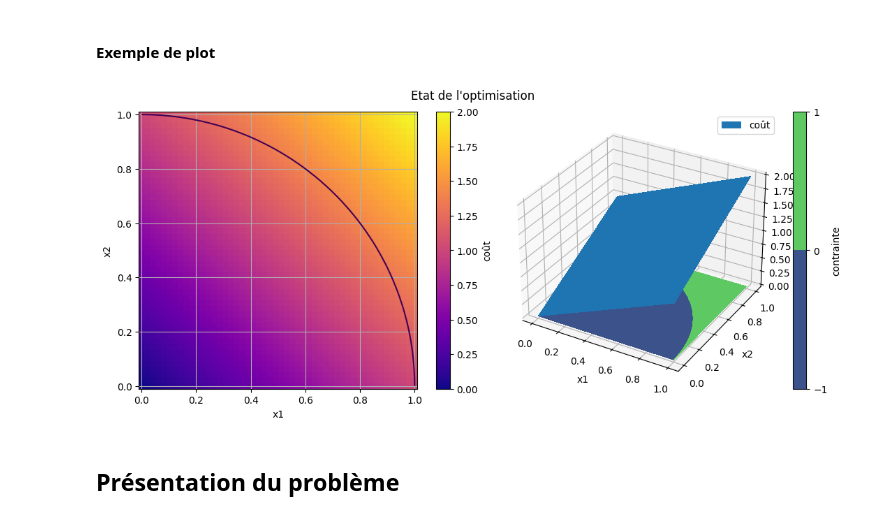
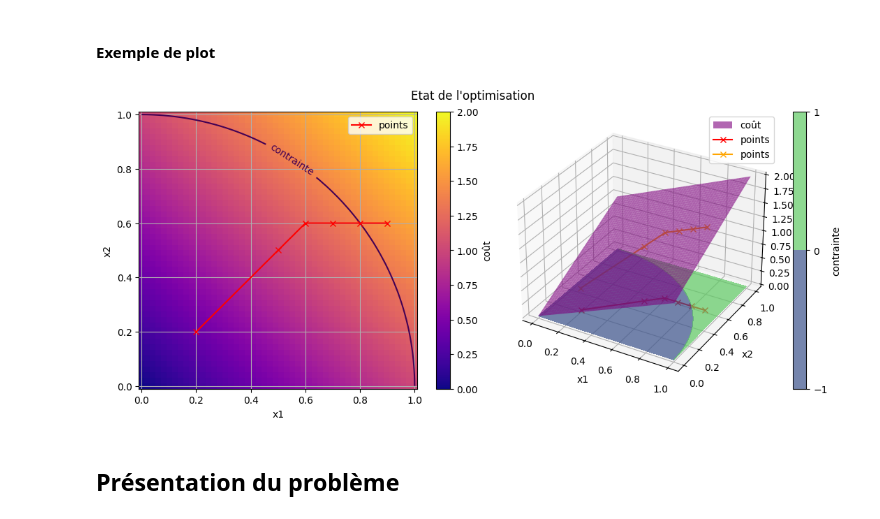
Before and after one commit to lattes314/Jupyter, a Jupyter notebook: optimManon.ipynb, the cells around one changed output. Saved outputs shown, nothing was run; the diff lists cells and outputs as text; code cells hidden in the pictures.

Commit message:
Amélioration des couleurs et mise en place formats arrays.

```diff
--- a/optimManon.ipynb
+++ b/optimManon.ipynb
@@ -11,12 +11,13 @@ from collections.abc import Callable
 from mpl_toolkits.mplot3d import axes3d
 
 #Custom type hints
-Vector = npt.NDArray[np.float64]
-Matrix = npt.NDArray[np.float64]
+Vector = npt.NDArray[np.float64] # Column vector (n,1)
+VectorArray = npt.NDArray[np.float64] # Array (n,N)
+Matrix = npt.NDArray[np.float64] # Array (n,n)
 # %% [markdown]
 ## Custom plot 3D
 # %%
-def comparaison3DPlot(function_to_plot: Callable[[Vector],float], domain: list[Matrix], function_constrain: Callable[[Vector],float]=None, points: list[Vector]=None):
+def comparaison3DPlot(function_to_plot: Callable[[VectorArray],float], domain: list[Matrix], function_constrain: Callable[[VectorArray],float]=None, points: VectorArray=None):
     """
     Affichage comparatif (3D et projeté dans le plan) d'une fonction avec affichage de la contrainte et de points si besoin.
 
@@ -31,23 +32,30 @@ def comparaison3DPlot(function_to_plot: Callable[[Vector],float], domain: list[M
     ax3D = fig.add_subplot(1, 2, 2, projection='3d')
     ax2D = fig.add_subplot(1, 2, 1)
     X, Y = domain
+
     # coût
     Zcout = np.zeros(X.shape)
     miniCout, maxiCout = [0,0]
-
     for indx in range(Zcout.shape[0]):
         for indy in range(Zcout.shape[1]):
-            Zcout[indx,indy] = function_to_plot(np.array([X[indx,indy], Y[indx,indy]]))
-    surfCout = ax3D.plot_surface(X, Y, Zcout, rstride=1, cstride=1, linewidth=0, antialiased=False, label="coût")
-    flatCout = ax2D.pcolormesh(X, Y, Zcout, cmap="plasma", label="coût")
+            Zcout[indx,indy] = function_to_plot(np.array([[X[indx,indy]], [Y[indx,indy]]]))
+    surfCout = ax3D.plot_surface(X, Y, Zcout, rstride=1, cstride=1, linewidth=0, antialiased=True, color="purple", alpha=0.6, label="coût")
+    flatCout = ax2D.pcolormesh(X, Y, Zcout, cmap="plasma")
+
     # contrainte
     if not(function_constrain is None):
         Zcont = np.zeros(X.shape)
         for indx in range(Zcont.shape[0]):
             for indy in range(Zcont.shape[1]):
-                Zcont[indx,indy] = function_constrain(np.array([X[indx,indy], Y[indx,indy]]))
+                Zcont[indx,indy] = function_constrain(np.array([[X[indx,indy]], [Y[indx,indy]]]))
         flatCont = ax2D.contour(X,Y,Zcont,levels=[0.])
-        contour3DCont = ax3D.contourf(X,Y,Zcont,levels=[np.min(Zcont),0.,np.max(Zcont)],offset=-np.min(Zcout))
+        contour3DCont = ax3D.contourf(X,Y,Zcont,levels=[np.min(Zcont),0.,np.max(Zcont)],offset=-np.min(Zcout),alpha=0.7)
+
+    # points
+    if not(points is None):
+        points_2D_2D = ax2D.plot(points[0,:], points[1,:], color="red", marker="x", label="points")
+        points_2D_3D = ax3D.plot(points[0,:], points[1,:], np.zeros(points[0,:].shape)-np.min(Zcout), color="red", marker="x", label="points")
+        points_2D_3D = ax3D.plot(points[0,:], points[1,:], function_to_plot(points), color="orange", marker="x", label="points")
 
     # Cosmétique
     ax3D.grid(True)
@@ -56,6 +64,8 @@ def comparaison3DPlot(function_to_plot: Callable[[Vector],float], domain: list[M
     ax3D.set_zlabel('z')
     ax3D.set_zlim([np.min(Zcout),np.max(Zcout)])
     ax3D.legend()
+    ax2D.clabel(flatCont, fmt="contrainte")
+    ax2D.legend()
     ax2D.grid(True)
     ax2D.set_xlabel('x1')
     ax2D.set_ylabel('x2')
@@ -66,15 +76,17 @@ def comparaison3DPlot(function_to_plot: Callable[[Vector],float], domain: list[M
 # %% [markdown]
 #### Exemple de plot
 # %%
-f = lambda x: x[0]+x[1]
-h = lambda x: x[0]**2+x[1]**2-1
+f = lambda points: points[0,:]+points[1,:]
+h = lambda points: points[0,:]**2+points[1,:]**2-1
 
 Xdomain = np.linspace(0,1)
 X,Y = np.meshgrid(Xdomain,Xdomain)
+points = np.array([[0.2, 0.5, 0.6, 0.7, 0.8, 0.9],
+                   [0.2, 0.5, 0.6, 0.6, 0.6, 0.6]])
 
-comparaison3DPlot(f,[X,Y],h)
+comparaison3DPlot(f,[X,Y],h, points)
 # %% [output]
-[figure, old version]
+[figure, new version]
 # %% [markdown]
 ## Présentation du problème
 # %% [markdown]
```
